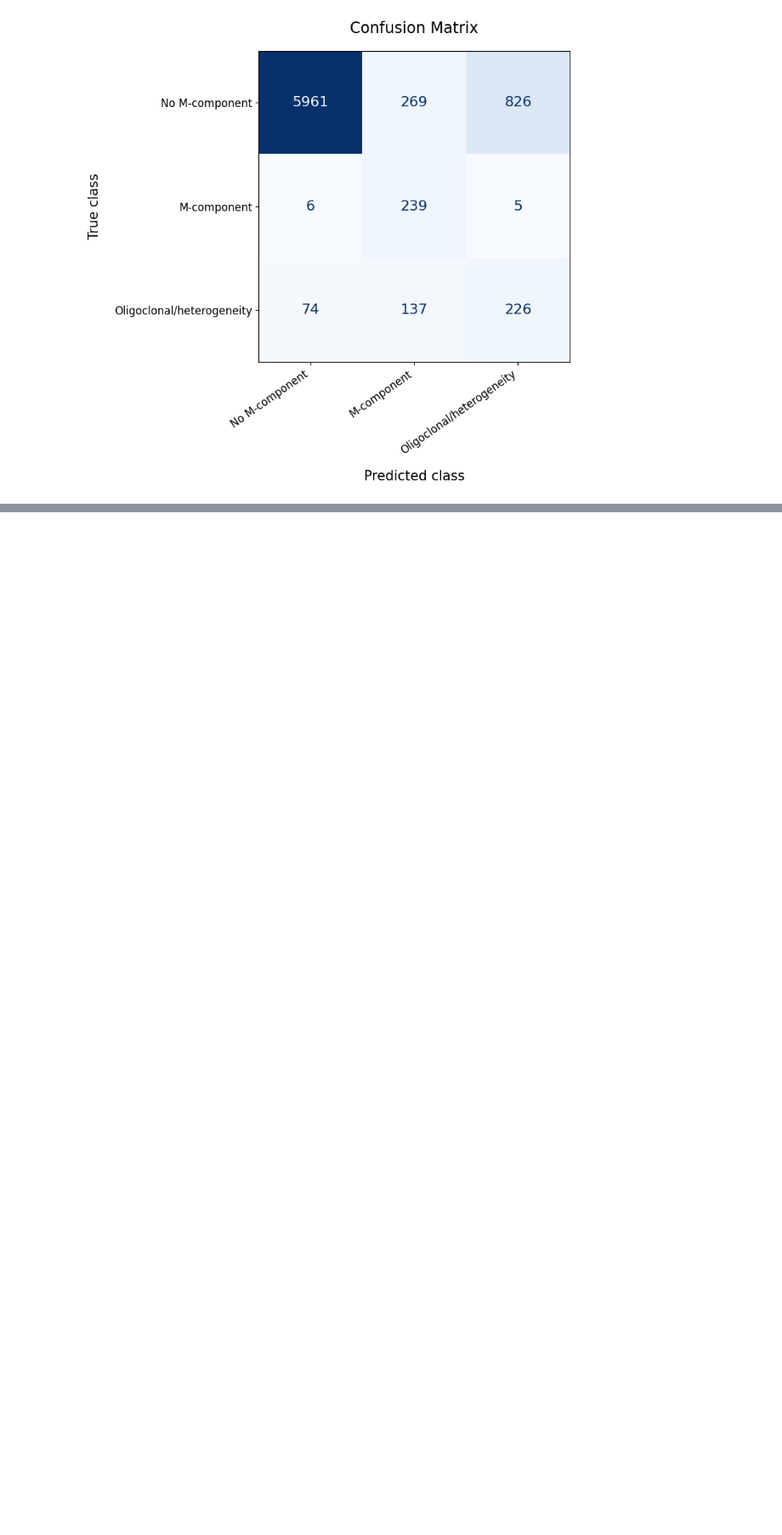
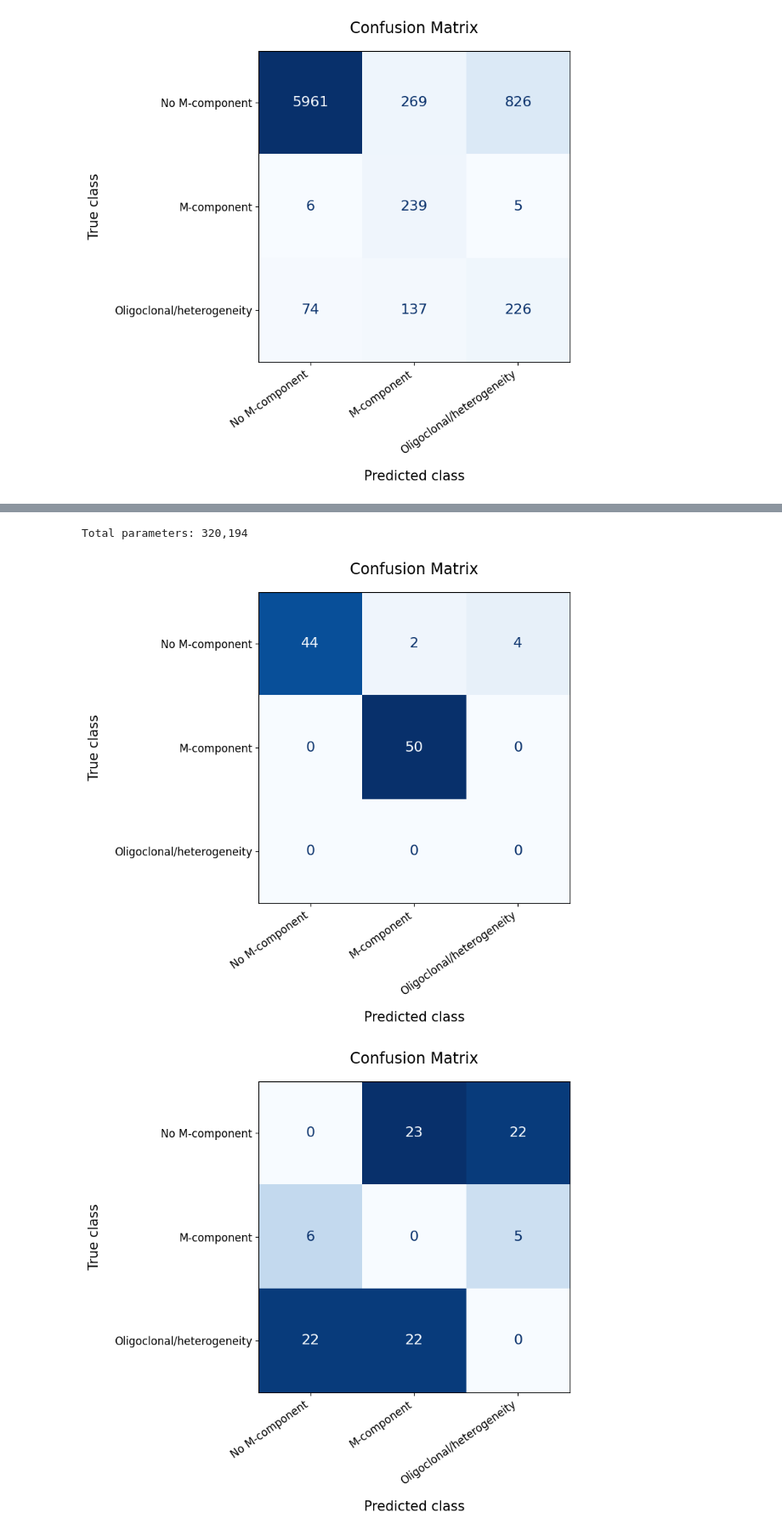
Before and after one commit to andreasjak/MSc26_Assar, a Jupyter notebook: evaluating_models/all_data_processed.ipynb, the cells around one changed output, grey strips where cells are left out. Shown at 85% size. Saved outputs shown, nothing was run; the diff lists cells and outputs as text; code cells hidden in the pictures; blank space fills up the shorter version.

```diff
--- a/evaluating_models/all_data_processed.ipynb
+++ b/evaluating_models/all_data_processed.ipynb
@@ -128,4 +86,37 @@ con.execute('CREATE TABLE difficult_cases AS SELECT * FROM df')
 
 con.close()
 # %%
+import duckdb
+from functions.full_model import predict
+from functions.evaluation import plot_3_by_3_confusion_matrix
+
+con = duckdb.connect('../application/application.db')
+metadata = con.execute("SELECT row_id,type FROM difficult_cases").fetch_df()
+con.close()
+con = duckdb.connect('../capillary.db')
+con.register("metadata", metadata)
+
+
+df = con.execute("""
+    SELECT row_id, m.type, age, gender, value,fractions, boundaries,albumin,antitrypsin,orosomukoid,haptoglobin,crp,igg,iga,igm, label
+    FROM protein_data p
+    JOIN metadata m USING(row_id)
+""").df()
+
+con.close()
+
+df = df.merge(metadata, on='row_id', how='left')
 df = predict(df)
+
+df.loc[df['label']==4,'label'] = 2
+df.loc[df['final_prediction']==4,'final_prediction'] = 2
+
+easy = df[df['type_x'] == 'normal']
+hard = df[df['type_x'] == 'difficult']
+
+plot_3_by_3_confusion_matrix(easy)
+plot_3_by_3_confusion_matrix(hard)
+# %% [output]
+Total parameters: 320,194
+[figure, added]
+[figure, added]
```
Also changed, not shown: parts of 3 cells of this notebook, 5 other files.
